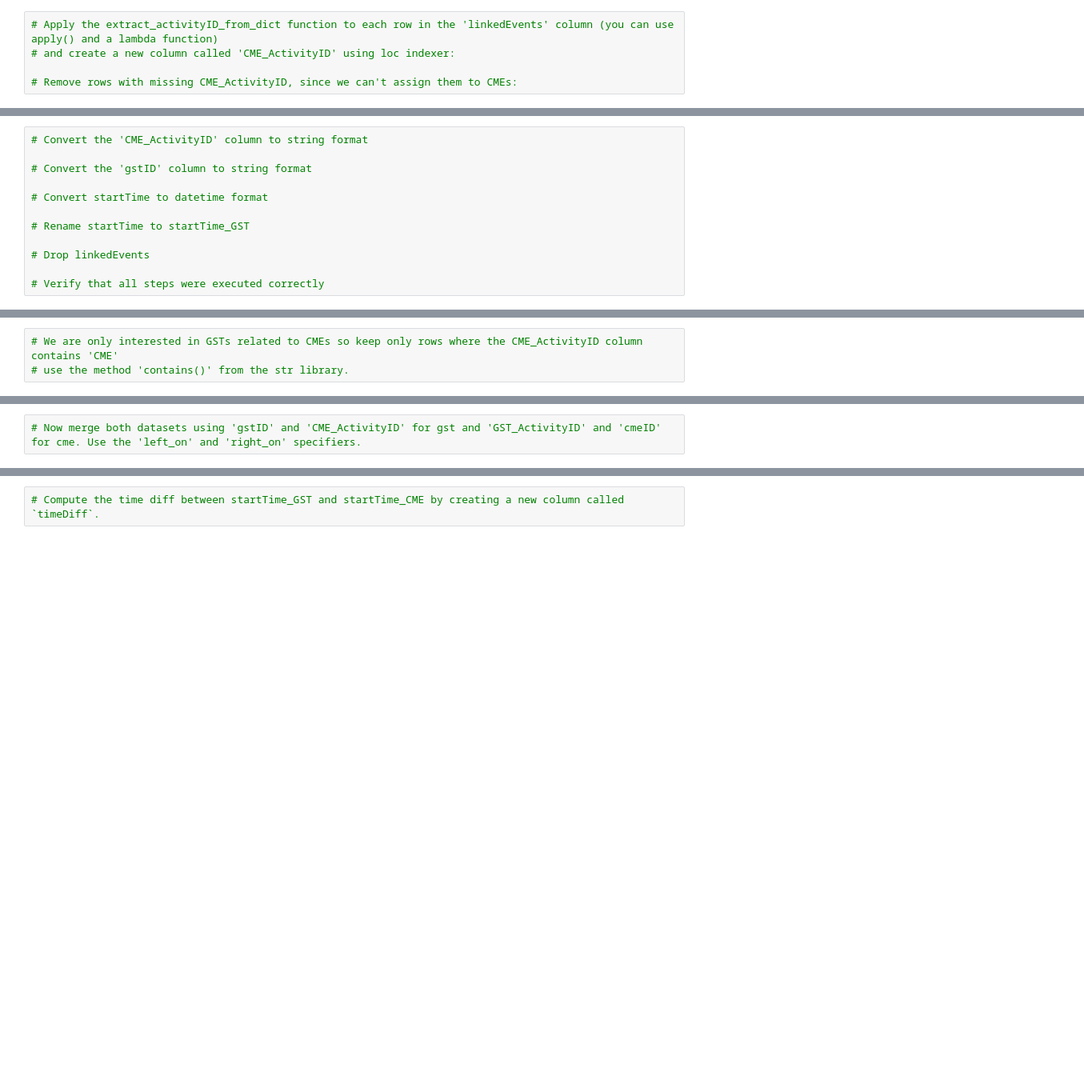
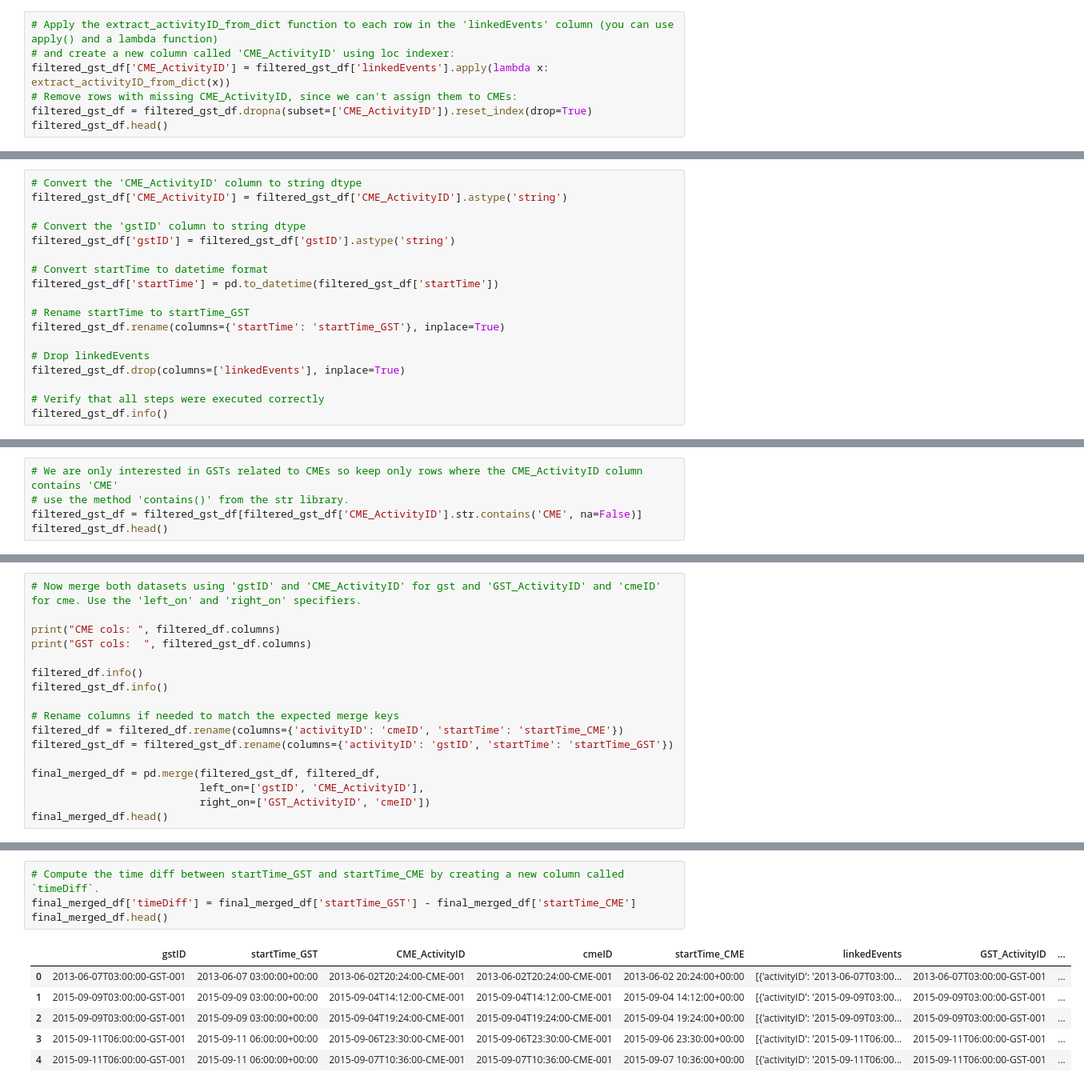
Before and after one commit to harrismhurley/data-sourcing-challenge, a Jupyter notebook: retrieve_data.ipynb, the cells around one changed output, grey strips where cells are left out. Shown: that part at 80% size. Saved outputs shown, nothing was run; the diff lists cells and outputs as text; blank space fills up the shorter version.

Commit message:
deleted a cell of starter code, edging

```diff
--- a/retrieve_data.ipynb
+++ b/retrieve_data.ipynb
@@ -220,5 +361,7 @@ endDate   = "2024-05-01"
 # %%
 # Apply the extract_activityID_from_dict function to each row in the 'linkedEvents' column (you can use apply() and a lambda function)
 # and create a new column called 'CME_ActivityID' using loc indexer:
-
+filtered_gst_df['CME_ActivityID'] = filtered_gst_df['linkedEvents'].apply(lambda x: extract_activityID_from_dict(x))
 # Remove rows with missing CME_ActivityID, since we can't assign them to CMEs:
+filtered_gst_df = filtered_gst_df.dropna(subset=['CME_ActivityID']).reset_index(drop=True)
+filtered_gst_df.head()
@@ -225,12 +375,18 @@ endDate   = "2024-05-01"
 # %%
-# Convert the 'CME_ActivityID' column to string format
+# Convert the 'CME_ActivityID' column to string dtype
+filtered_gst_df['CME_ActivityID'] = filtered_gst_df['CME_ActivityID'].astype('string')
 
-# Convert the 'gstID' column to string format
+# Convert the 'gstID' column to string dtype
+filtered_gst_df['gstID'] = filtered_gst_df['gstID'].astype('string')
 
 # Convert startTime to datetime format
+filtered_gst_df['startTime'] = pd.to_datetime(filtered_gst_df['startTime'])
 
 # Rename startTime to startTime_GST
+filtered_gst_df.rename(columns={'startTime': 'startTime_GST'}, inplace=True)
 
 # Drop linkedEvents
+filtered_gst_df.drop(columns=['linkedEvents'], inplace=True)
 
 # Verify that all steps were executed correctly
+filtered_gst_df.info()
@@ -237,3 +404,5 @@ endDate   = "2024-05-01"
 # %%
 # We are only interested in GSTs related to CMEs so keep only rows where the CME_ActivityID column contains 'CME'
 # use the method 'contains()' from the str library.
+filtered_gst_df = filtered_gst_df[filtered_gst_df['CME_ActivityID'].str.contains('CME', na=False)]
+filtered_gst_df.head()
@@ -241,3 +417,18 @@ endDate   = "2024-05-01"
 ### Merge both datatsets
 # %%
 # Now merge both datasets using 'gstID' and 'CME_ActivityID' for gst and 'GST_ActivityID' and 'cmeID' for cme. Use the 'left_on' and 'right_on' specifiers.
+
+print("CME cols: ", filtered_df.columns)
+print("GST cols:  ", filtered_gst_df.columns)
+
+filtered_df.info()
+filtered_gst_df.info()
+
+# Rename columns if needed to match the expected merge keys
+filtered_df = filtered_df.rename(columns={'activityID': 'cmeID', 'startTime': 'startTime_CME'})
+filtered_gst_df = filtered_gst_df.rename(columns={'activityID': 'gstID', 'startTime': 'startTime_GST'})
+
+final_merged_df = pd.merge(filtered_gst_df, filtered_df,
+                           left_on=['gstID', 'CME_ActivityID'],
+                           right_on=['GST_ActivityID', 'cmeID'])
+final_merged_df.head()
@@ -247,6 +478,15 @@ endDate   = "2024-05-01"
 ### Computing the time it takes for a CME to cause a GST
 # %%
 # Compute the time diff between startTime_GST and startTime_CME by creating a new column called `timeDiff`.
+final_merged_df['timeDiff'] = final_merged_df['startTime_GST'] - final_merged_df['startTime_CME']
+final_merged_df.head()
+# %% [output]
+|  | gstID | startTime_GST | CME_ActivityID | cmeID | startTime_CME | linkedEvents | GST_ActivityID | ... |
+| 0 | 2013-06-07T03:00:00-GST-001 | 2013-06-07 03:00:00+00:00 | 2013-06-02T20:24:00-CME-001 | 2013-06-02T20:24:00-CME-001 | 2013-06-02 20:24:00+00:00 | [{'activityID': '2013-06-07T03:00... | 2013-06-07T03:00:00-GST-001 | ... |
+| 1 | 2015-09-09T03:00:00-GST-001 | 2015-09-09 03:00:00+00:00 | 2015-09-04T14:12:00-CME-001 | 2015-09-04T14:12:00-CME-001 | 2015-09-04 14:12:00+00:00 | [{'activityID': '2015-09-09T03:00... | 2015-09-09T03:00:00-GST-001 | ... |
+| 2 | 2015-09-09T03:00:00-GST-001 | 2015-09-09 03:00:00+00:00 | 2015-09-04T19:24:00-CME-001 | 2015-09-04T19:24:00-CME-001 | 2015-09-04 19:24:00+00:00 | [{'activityID': '2015-09-09T03:00... | 2015-09-09T03:00:00-GST-001 | ... |
+| 3 | 2015-09-11T06:00:00-GST-001 | 2015-09-11 06:00:00+00:00 | 2015-09-06T23:30:00-CME-001 | 2015-09-06T23:30:00-CME-001 | 2015-09-06 23:30:00+00:00 | [{'activityID': '2015-09-11T06:00... | 2015-09-11T06:00:00-GST-001 | ... |
+| 4 | 2015-09-11T06:00:00-GST-001 | 2015-09-11 06:00:00+00:00 | 2015-09-07T10:36:00-CME-001 | 2015-09-07T10:36:00-CME-001 | 2015-09-07 10:36:00+00:00 | [{'activityID': '2015-09-11T06:00... | 2015-09-11T06:00:00-GST-001 | ... |
 # %%
 # Use describe() to compute the mean and median time
 # that it takes for a CME to cause a GST.
```
Also changed, not shown: parts of 22 cells of this notebook, 2 other files.
